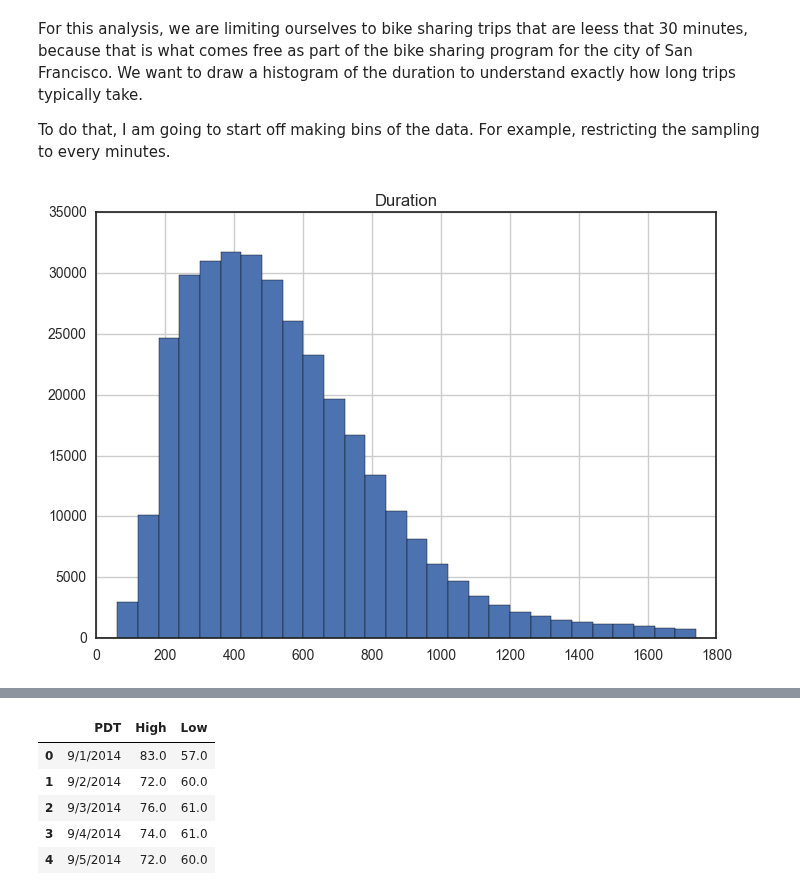
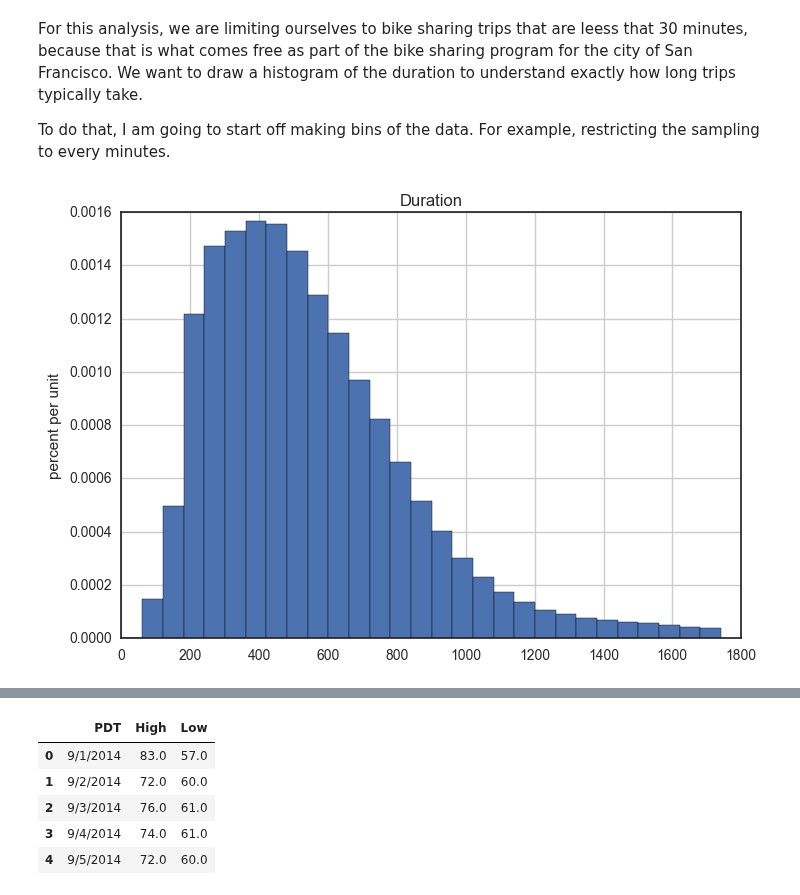
Before and after one commit to omoju/Fundamentals, a Jupyter notebook: Data/dataSampling_1.ipynb, the cells around one changed output, grey strips where cells are left out. Cells and saved outputs as stored; diff of their text form; code cells hidden in the pictures.

```diff
--- a/Data/dataSampling_1.ipynb
+++ b/Data/dataSampling_1.ipynb
@@ -60,9 +60,10 @@ To do that, I am going to start off making bins of the data. For example, restri
 half_hour = 30 * 60 # 30 minutes times 60 seconds
 bins = np.arange(1, half_hour+1, 60)
 # %%
-commute.hist('Duration', bins=bins);
+commute.hist('Duration', bins=bins, normed=True)
+pyplt.ylabel('percent per unit');
 # %% [output]
-[figure, old version]
+[figure, new version]
 # %%
 def bin_frequency(k):
     bins = np.arange(1, half_hour+1, k)
```
Also changed, not shown: parts of 15 cells of this notebook.
